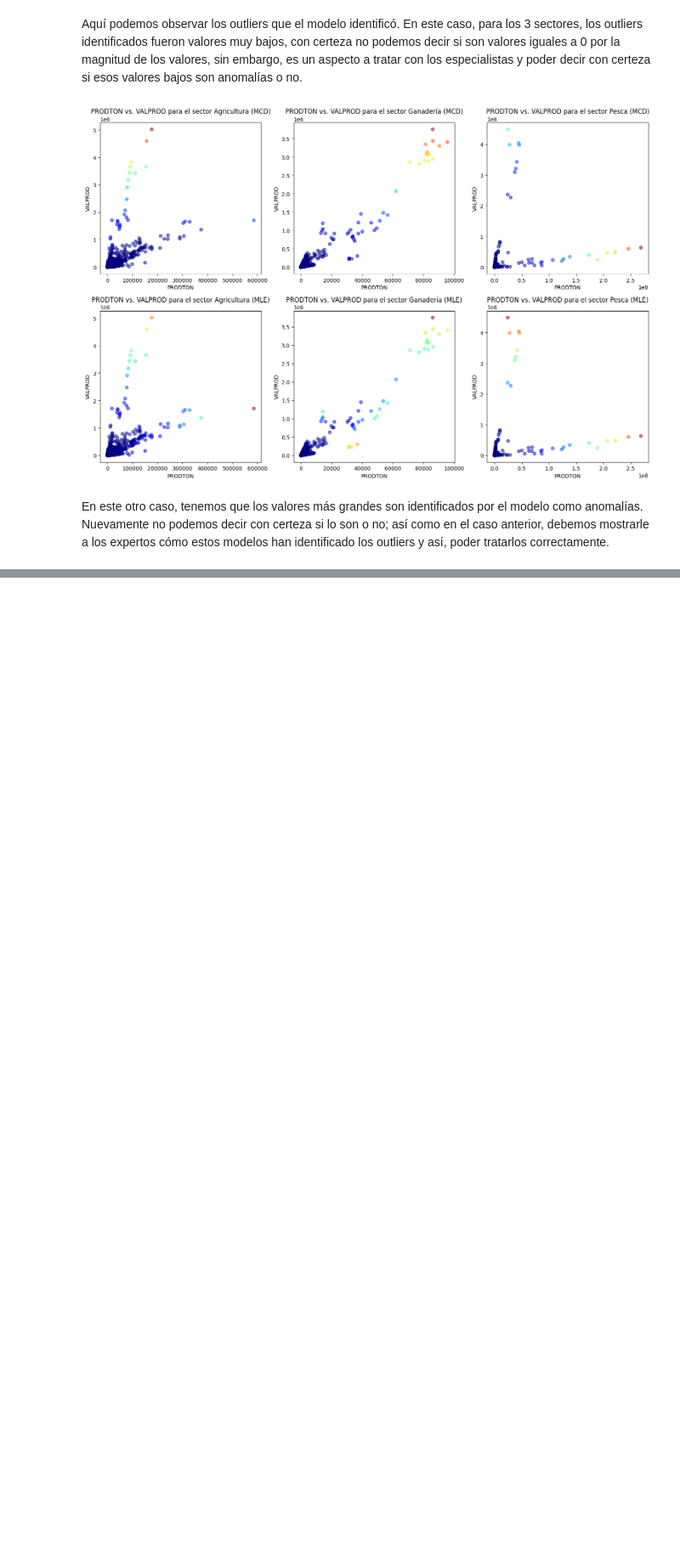
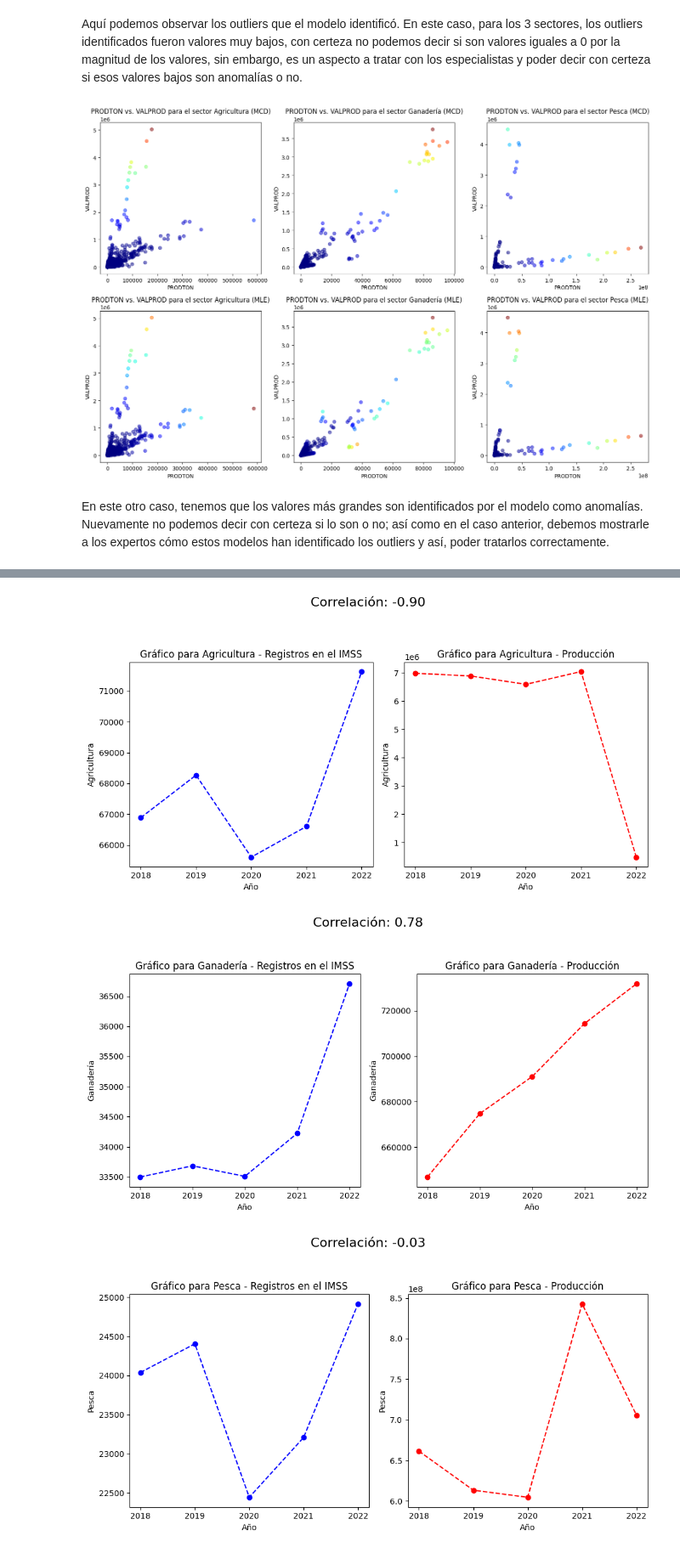
Before and after one commit to empleo-inducido/Trabajos_Generados, a Jupyter notebook: eda.ipynb, the cells around one changed output, grey strips where cells are left out. Shown: that part at 85% size. Drawn from its saved outputs; the diff is of its cells as text; code cells hidden in the pictures; blank space fills up the shorter version.

Commit message:
Relación entre registros y produccion por acumulación anual y sector

```diff
--- a/eda.ipynb
+++ b/eda.ipynb
@@ -318,0 +333,7 @@ En este otro caso, tenemos que los valores más grandes son identificados por el
+# %%
+#Registros anuales por sector
+df_imss = df_imss.rename(columns={'sector_economico_2':'SECTOR'})
+imss_registros_anual = df_imss[['ANO', 'SECTOR']].groupby(['ANO','SECTOR'])['SECTOR'].count()
+imss_registros_anual = imss_registros_anual.unstack('SECTOR')
+imss_registros_anual['TOTAL'] = imss_registros_anual[['Agricultura', 'Ganadería', 'Pesca']].sum(axis=1)
+imss_registros_anual
@@ -318,0 +348,6 @@ En este otro caso, tenemos que los valores más grandes son identificados por el
+# %%
+#Produccion anual por sector
+produccion_total_anual = df_agp[['ANO','SECTOR','PRODTON']].groupby(['ANO','SECTOR'])['PRODTON'].sum()
+produccion_total_anual = produccion_total_anual.unstack('SECTOR').drop(index = 2023)
+produccion_total_anual['TOTAL'] = produccion_total_anual[['Agricultura', 'Ganadería', 'Pesca']].sum(axis=1)
+produccion_total_anual
@@ -318,0 +362,31 @@ En este otro caso, tenemos que los valores más grandes son identificados por el
+# %%
+# Se realizan graficas por pares, para comparar el comportamiento de los registros y la produccion anual en cada sector
+columns = produccion_total_anual.columns
+
+for column in columns:
+    plt.figure(figsize=(10, 5))
+
+    plt.subplot(1, 2, 1)
+    plt.plot(imss_registros_anual.index, imss_registros_anual[column], marker='o', linestyle='--', color='b')
+    plt.title(f'Gráfico para {column} - Registros en el IMSS')
+    plt.xlabel('Año')
+    plt.xticks(imss_registros_anual.index)
+    plt.ylabel(column)
+
+    plt.subplot(1, 2, 2)
+    plt.plot(produccion_total_anual.index, produccion_total_anual[column], marker='o', linestyle='--', color='r')
+    plt.title(f'Gráfico para {column} - Producción')
+    plt.xlabel('Año')
+    plt.xticks(produccion_total_anual.index)
+    plt.ylabel(column)
+
+    correlation = np.corrcoef(imss_registros_anual[column], produccion_total_anual[column])[0, 1]
+    plt.suptitle(f'Correlación: {correlation:.2f}', y=1.05, fontsize=16)
+
+
+    plt.tight_layout()
+    plt.show()
+# %% [output]
+[figure, added]
+[figure, added]
+[figure, added]
```
Also changed, not shown: parts of 8 cells of this notebook, 2 other files.
